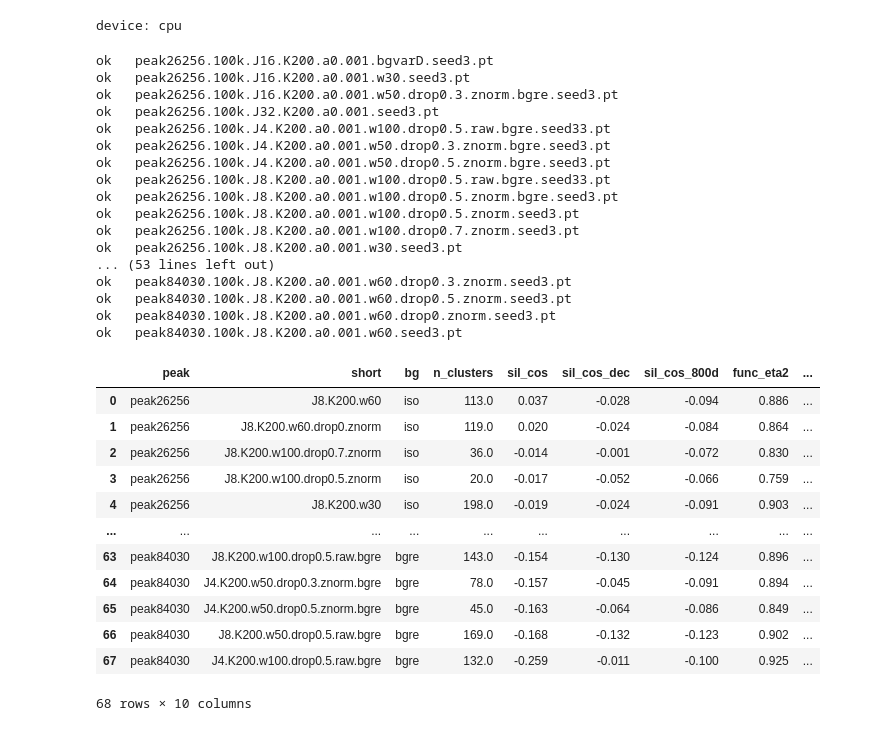
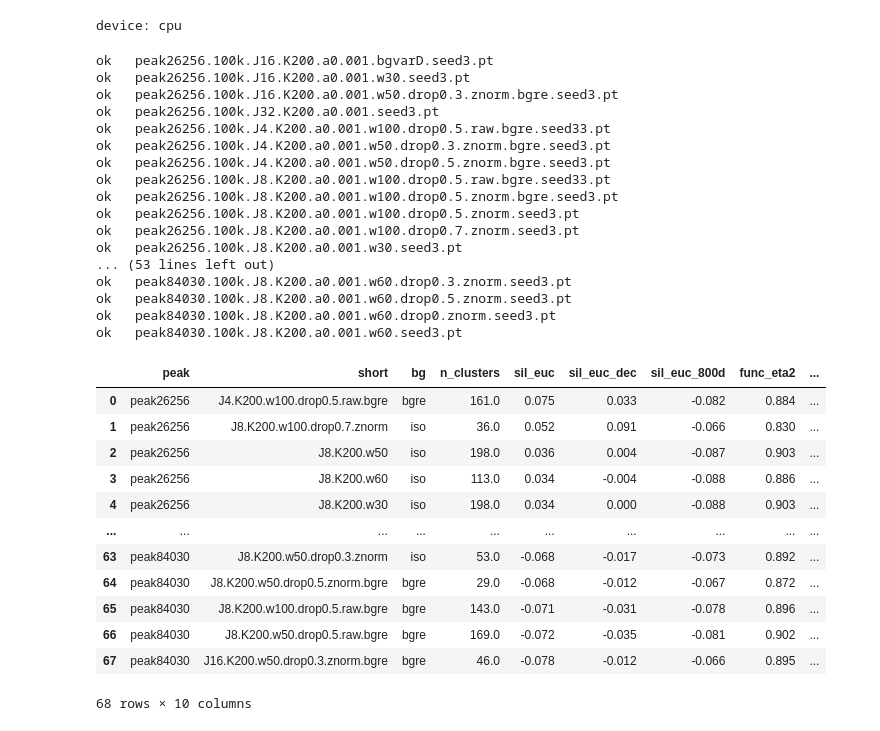
Before and after one commit to pabmantilla/Bg_VBGMM, a Jupyter notebook: VAE_gmm/benchmark/quant_benchmark.ipynb, the cells around one changed output. Saved outputs shown, nothing was run; the diff lists cells and outputs as text; code cells hidden in the pictures.

```diff
--- a/VAE_gmm/benchmark/quant_benchmark.ipynb
+++ b/VAE_gmm/benchmark/quant_benchmark.ipynb
@@ -15,7 +15,7 @@ print("device:", DEVICE)
 # %% [output]
 device: cpu
 # %%
-# compare configs by a) cosine silhouette in latent space b) functional coherence of the
+# compare configs by a) euclidean silhouette in latent space b) functional coherence of the
 # predicted activities c) distance between the cluster centroids
 @torch.no_grad()
 def quant_eval(ckpt_path):
@@ -43,31 +43,30 @@ def quant_eval(ckpt_path):
     Z, hard = np.concatenate(Z), np.concatenate(hard)
     alive = np.unique(hard)
 
-    # (a) cosine silhouette under the hard assignment, in all three spaces the model defines:
+    # (a) euclidean silhouette under the hard assignment, in all three spaces the model defines:
     #     latent mu_z (J), decoded foreground decoder(mu_z) (D), and the bg-subtracted data itself (D).
     #     One shared 10k subsample (N ~ 1e5 makes the full pairwise matrix infeasible) so they compare.
     idx = np.random.default_rng(0).choice(len(X), 10000, replace=False)
     dec = model.dec(torch.from_numpy(Z[idx]).to(DEVICE)).cpu().numpy()
     Xfg = X[idx] - model.mu_b.cpu().numpy()
-    sil_z   = silhouette_score(Z[idx], hard[idx], metric="cosine")
-    sil_dec = silhouette_score(dec,    hard[idx], metric="cosine")
-    sil_x   = silhouette_score(Xfg,    hard[idx], metric="cosine")
+    sil_z   = silhouette_score(Z[idx], hard[idx], metric="euclidean")
+    sil_dec = silhouette_score(dec,    hard[idx], metric="euclidean")
+    sil_x   = silhouette_score(Xfg,    hard[idx], metric="euclidean")
 
     # (b) functional coherence: fraction of variance in predicted activity explained by cluster
     within = sum(((y[hard == k] - y[hard == k].mean()) ** 2).sum() for k in alive)
     eta2 = 1 - within / ((y - y.mean()) ** 2).sum()
 
-    # (c) centroid separation: pairwise cosine distance between surviving prototype foregrounds
+    # (c) centroid separation: pairwise euclidean distance between surviving prototype foregrounds
     proto = model.dec(model.mu_c[torch.as_tensor(alive, device=DEVICE)]).cpu().numpy()
-    proto /= np.linalg.norm(proto, axis=1, keepdims=True) + 1e-12
-    d = (1 - proto @ proto.T)[np.triu_indices(len(alive), 1)]
+    d = np.linalg.norm(proto[:, None] - proto[None], axis=-1)[np.triu_indices(len(alive), 1)]
 
     return dict(run=tag, peak=peak, bg=r["bg"], preproc=r["preproc"], J=r["J"], K=r["K"],
-                n_clusters=len(alive), sil_cos=float(sil_z), sil_cos_dec=float(sil_dec),
-                sil_cos_800d=float(sil_x), func_eta2=float(eta2),
+                n_clusters=len(alive), sil_euc=float(sil_z), sil_euc_dec=float(sil_dec),
+                sil_euc_800d=float(sil_x), func_eta2=float(eta2),
                 centroid_dist_mean=float(d.mean()), centroid_dist_min=float(d.min()))
 # %%
-CSV = "results/quant_benchmark.csv"                              # resumable: only new checkpoints are scored
+CSV = "results/quant_benchmark_euclid.csv"                       # resumable: only new checkpoints are scored
 done = pd.read_csv(CSV) if os.path.exists(CSV) else pd.DataFrame(columns=["run"])
 rows = []
 for p in sorted(glob.glob(f"{RESULTS_DIR}/*.pt")):
@@ -75,47 +74,47 @@ for p in sorted(glob.glob(f"{RESULTS_DIR}/*.pt")):
         continue
     rows.append(quant_eval(p))
     print("ok  ", os.path.basename(p))
     pd.concat([done, pd.DataFrame(rows)]).to_csv(CSV, index=False)   # flush per run, so a crash keeps progress
 df = pd.concat([done, pd.DataFrame(rows)], ignore_index=True)
 
 # one run per config (seed replicates dropped); config key stays peak-scoped
 df["config"] = df["run"].str.replace(r"\.?seed\d+$", "", regex=True)
 df = df.sort_values("run").drop_duplicates("config", keep="first")
 df["short"] = [re.sub(r"\.?seed\d+$", "", r.replace(r_peak + ".", "").replace("100k.", "").replace("a0.001.", ""))
                for r, r_peak in zip(df["run"], df["peak"])]
-df = df.sort_values(["peak", "sil_cos"], ascending=[True, False]).reset_index(drop=True)
-df[["peak", "short", "bg", "n_clusters", "sil_cos", "sil_cos_dec", "sil_cos_800d",
+df = df.sort_values(["peak", "sil_euc"], ascending=[True, False]).reset_index(drop=True)
+df[["peak", "short", "bg", "n_clusters", "sil_euc", "sil_euc_dec", "sil_euc_800d",
     "func_eta2", "centroid_dist_mean", "centroid_dist_min"]].round(3)
 # %% [output]
 ok   peak26256.100k.J16.K200.a0.001.bgvarD.seed3.pt
 ok   peak26256.100k.J16.K200.a0.001.w30.seed3.pt
 ok   peak26256.100k.J16.K200.a0.001.w50.drop0.3.znorm.bgre.seed3.pt
 ok   peak26256.100k.J32.K200.a0.001.seed3.pt
 ok   peak26256.100k.J4.K200.a0.001.w100.drop0.5.raw.bgre.seed33.pt
 ok   peak26256.100k.J4.K200.a0.001.w50.drop0.3.znorm.bgre.seed3.pt
 ok   peak26256.100k.J4.K200.a0.001.w50.drop0.5.znorm.bgre.seed3.pt
 ok   peak26256.100k.J8.K200.a0.001.w100.drop0.5.raw.bgre.seed33.pt
 ok   peak26256.100k.J8.K200.a0.001.w100.drop0.5.znorm.bgre.seed3.pt
 ok   peak26256.100k.J8.K200.a0.001.w100.drop0.5.znorm.seed3.pt
 ok   peak26256.100k.J8.K200.a0.001.w100.drop0.7.znorm.seed3.pt
 ok   peak26256.100k.J8.K200.a0.001.w30.seed3.pt
 ... (53 lines left out)
 ok   peak84030.100k.J8.K200.a0.001.w60.drop0.3.znorm.seed3.pt
 ok   peak84030.100k.J8.K200.a0.001.w60.drop0.5.znorm.seed3.pt
 ok   peak84030.100k.J8.K200.a0.001.w60.drop0.znorm.seed3.pt
 ok   peak84030.100k.J8.K200.a0.001.w60.seed3.pt
-|  | peak | short | bg | n_clusters | sil_cos | sil_cos_dec | sil_cos_800d | func_eta2 | ... |
-| 0 | peak26256 | J8.K200.w60 | iso | 113.0 | 0.037 | -0.028 | -0.094 | 0.886 | ... |
-| 1 | peak26256 | J8.K200.w60.drop0.znorm | iso | 119.0 | 0.020 | -0.024 | -0.084 | 0.864 | ... |
-| 2 | peak26256 | J8.K200.w100.drop0.7.znorm | iso | 36.0 | -0.014 | -0.001 | -0.072 | 0.830 | ... |
-| 3 | peak26256 | J8.K200.w100.drop0.5.znorm | iso | 20.0 | -0.017 | -0.052 | -0.066 | 0.759 | ... |
-| 4 | peak26256 | J8.K200.w30 | iso | 198.0 | -0.019 | -0.024 | -0.091 | 0.903 | ... |
+|  | peak | short | bg | n_clusters | sil_euc | sil_euc_dec | sil_euc_800d | func_eta2 | ... |
+| 0 | peak26256 | J4.K200.w100.drop0.5.raw.bgre | bgre | 161.0 | 0.075 | 0.033 | -0.082 | 0.884 | ... |
+| 1 | peak26256 | J8.K200.w100.drop0.7.znorm | iso | 36.0 | 0.052 | 0.091 | -0.066 | 0.830 | ... |
+| 2 | peak26256 | J8.K200.w50 | iso | 198.0 | 0.036 | 0.004 | -0.087 | 0.903 | ... |
+| 3 | peak26256 | J8.K200.w60 | iso | 113.0 | 0.034 | -0.004 | -0.088 | 0.886 | ... |
+| 4 | peak26256 | J8.K200.w30 | iso | 198.0 | 0.034 | 0.000 | -0.088 | 0.903 | ... |
 | ... | ... | ... | ... | ... | ... | ... | ... | ... | ... |
-| 63 | peak84030 | J8.K200.w100.drop0.5.raw.bgre | bgre | 143.0 | -0.154 | -0.130 | -0.124 | 0.896 | ... |
-| 64 | peak84030 | J4.K200.w50.drop0.3.znorm.bgre | bgre | 78.0 | -0.157 | -0.045 | -0.091 | 0.894 | ... |
-| 65 | peak84030 | J4.K200.w50.drop0.5.znorm.bgre | bgre | 45.0 | -0.163 | -0.064 | -0.086 | 0.849 | ... |
-| 66 | peak84030 | J8.K200.w50.drop0.5.raw.bgre | bgre | 169.0 | -0.168 | -0.132 | -0.123 | 0.902 | ... |
-| 67 | peak84030 | J4.K200.w100.drop0.5.raw.bgre | bgre | 132.0 | -0.259 | -0.011 | -0.100 | 0.925 | ... |
+| 63 | peak84030 | J8.K200.w50.drop0.3.znorm | iso | 53.0 | -0.068 | -0.017 | -0.073 | 0.892 | ... |
+| 64 | peak84030 | J8.K200.w50.drop0.5.znorm.bgre | bgre | 29.0 | -0.068 | -0.012 | -0.067 | 0.872 | ... |
+| 65 | peak84030 | J8.K200.w100.drop0.5.raw.bgre | bgre | 143.0 | -0.071 | -0.031 | -0.078 | 0.896 | ... |
+| 66 | peak84030 | J8.K200.w50.drop0.5.raw.bgre | bgre | 169.0 | -0.072 | -0.035 | -0.081 | 0.902 | ... |
+| 67 | peak84030 | J16.K200.w50.drop0.3.znorm.bgre | bgre | 46.0 | -0.078 | -0.012 | -0.066 | 0.895 | ... |
 68 rows × 10 columns
 # %%
 peaks = list(dict.fromkeys(df["peak"]))
```
Also changed, not shown: parts of 1 cell of this notebook.
